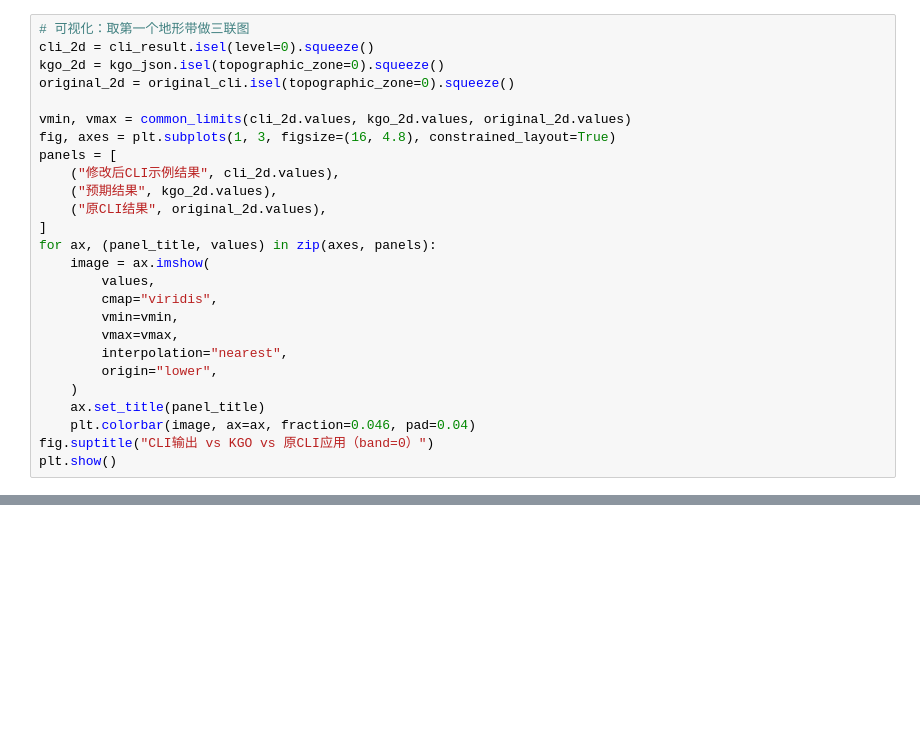
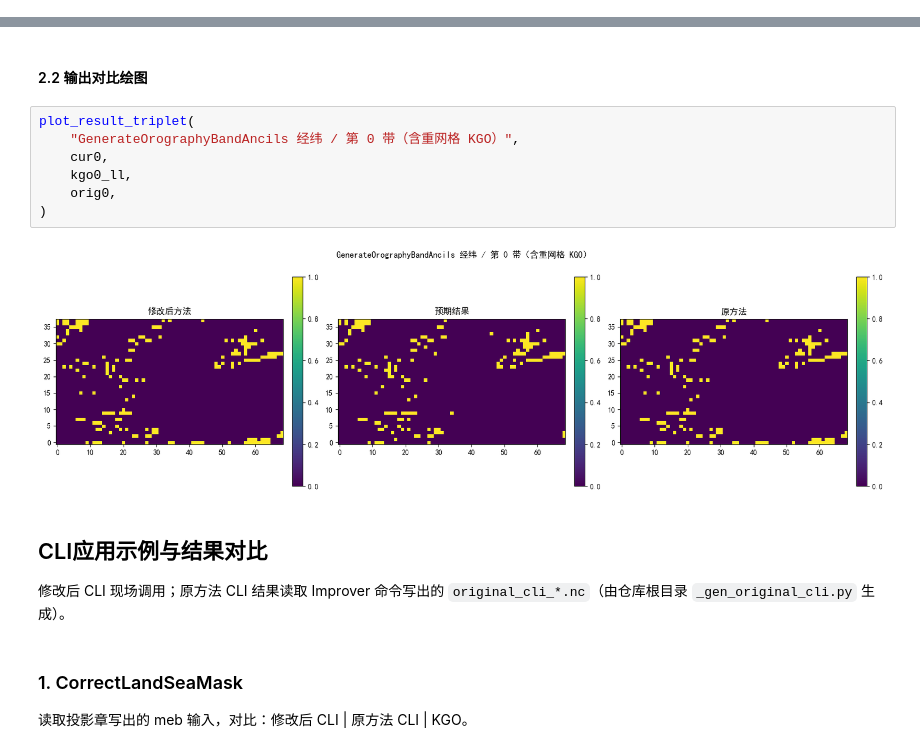
Before and after one commit to guoyunqian/NIMM_pip_repos, a Jupyter notebook: 00temp/generate_ancillary/nbs/generate_ancillary.ipynb, the cells around one changed output, grey strips where cells are left out. Drawn from its saved outputs; the diff is of its cells as text; blank space fills up the shorter version.

```diff
--- a/00temp/generate_ancillary/nbs/generate_ancillary.ipynb
+++ b/00temp/generate_ancillary/nbs/generate_ancillary.ipynb
@@ -471,26 +0,0 @@ max_abs(cli-original): 0.0
-# %%
-# 可视化：取第一个地形带做三联图
-cli_2d = cli_result.isel(level=0).squeeze()
-kgo_2d = kgo_json.isel(topographic_zone=0).squeeze()
-original_2d = original_cli.isel(topographic_zone=0).squeeze()
-
-vmin, vmax = common_limits(cli_2d.values, kgo_2d.values, original_2d.values)
-fig, axes = plt.subplots(1, 3, figsize=(16, 4.8), constrained_layout=True)
-panels = [
-    ("修改后CLI示例结果", cli_2d.values),
-    ("预期结果", kgo_2d.values),
-    ("原CLI结果", original_2d.values),
-]
-for ax, (panel_title, values) in zip(axes, panels):
-    image = ax.imshow(
-        values,
-        cmap="viridis",
-        vmin=vmin,
-        vmax=vmax,
-        interpolation="nearest",
-        origin="lower",
-    )
-    ax.set_title(panel_title)
-    plt.colorbar(image, ax=ax, fraction=0.046, pad=0.04)
-fig.suptitle("CLI输出 vs KGO vs 原CLI应用（band=0）")
-plt.show()
@@ -498,0 +660,19 @@ plt.show()
+# %% [markdown]
+#### 2.2 输出对比绘图
+# %%
+plot_result_triplet(
+    "GenerateOrographyBandAncils 经纬 / 第 0 带（含重网格 KGO）",
+    cur0,
+    kgo0_ll,
+    orig0,
+)
+# %% [output]
+[figure, added]
+# %% [markdown]
+## CLI应用示例与结果对比
+
+修改后 CLI 现场调用；原方法 CLI 结果读取 Improver 命令写出的 `original_cli_*.nc`（由仓库根目录 `_gen_original_cli.py` 生成）。
+# %% [markdown]
+### 1. CorrectLandSeaMask
+
+读取投影章写出的 meb 输入，对比：修改后 CLI | 原方法 CLI | KGO。
```
Also changed, not shown: parts of 60 cells of this notebook, 12 other files.
